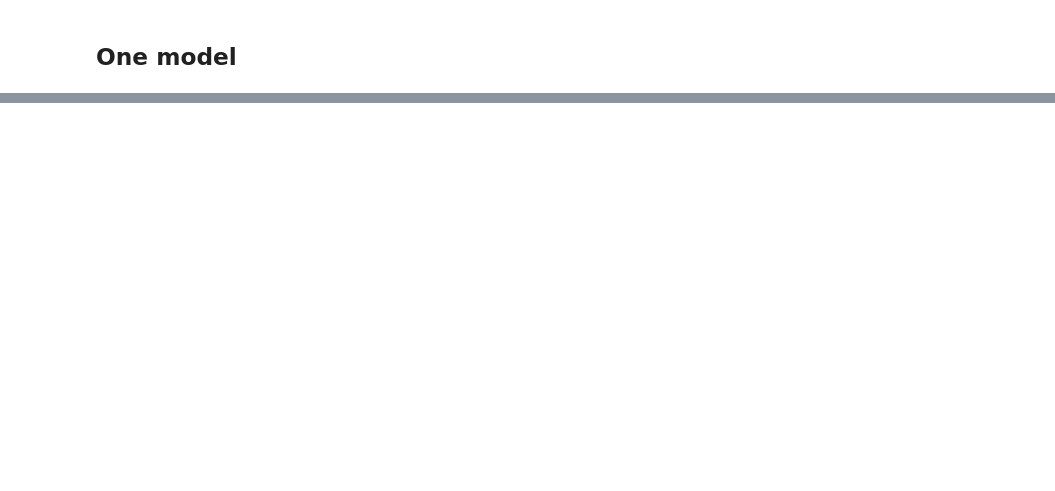
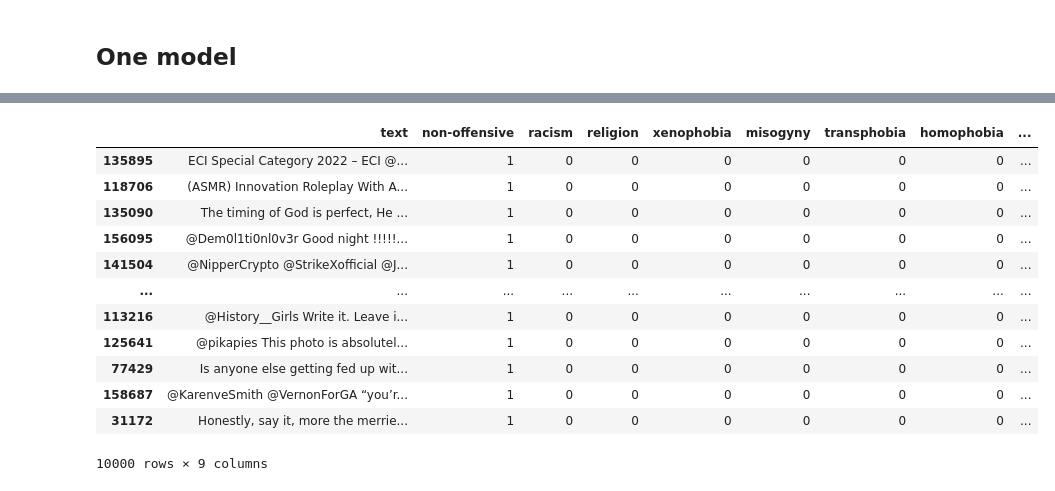
Before and after one commit to irismarechal1997/moder_ia, a Jupyter notebook: notebook/Mariannev2.ipynb, the cells around one changed output, grey strips where cells are left out. Cells and saved outputs as stored; diff of their text form; code cells hidden in the pictures; blank space fills up the shorter version.

```diff
--- a/notebook/Mariannev2.ipynb
+++ b/notebook/Mariannev2.ipynb
@@ -434,0 +511,2 @@ labelled_data.head()
+# %%
+df = pd.read_csv("/home/mariannettrd/code/irismarechal1997/moder_ia/data/processed_dataset_v1.csv")
@@ -434,0 +522,12 @@ labelled_data.head()
+# %%
+import random
+#select number of tweets
+number_rows = 10_000
+
+#filter on non-offensive
+df2 = df[df["offensive"]==0]
+sample_df=df2.sample(number_rows)
+
+#select right columns to keep
+selected_features = ["text","offensive", "text_processed"]
+new_df = sample_df[selected_features].copy()
@@ -434,0 +550,3 @@ labelled_data.head()
+# %%
+label = np.zeros(number_rows, dtype=np.int8 )
+list_2 = label.tolist()
@@ -434,0 +569,30 @@ labelled_data.head()
+# %%
+# Create a new DataFrame based on sample_df
+new_df = sample_df[selected_features].copy()
+
+# Define the columns you want to insert
+# columns = ['non-offensive', 'racism', 'religion', 'xenophobia', 'misogyny', 'transphobia', 'homophobia']
+columns= ['homophobia', 'transphobia', 'misogyny', 'xenophobia', 'religion', 'racism', 'non-offensive']
+# Iterate through the columns and insert them into new_df
+for col in columns:
+    new_df.insert(1, col, list_2)
+
+new_df["non-offensive"]=1
+new_df.drop(columns="offensive", inplace = True)
+# %%
+
+new_df
+# %% [output]
+|  | text | non-offensive | racism | religion | xenophobia | misogyny | transphobia | homophobia | ... |
+| 135895 | ECI Special Category 2022 – ECI @... | 1 | 0 | 0 | 0 | 0 | 0 | 0 | ... |
+| 118706 | (ASMR) Innovation Roleplay With A... | 1 | 0 | 0 | 0 | 0 | 0 | 0 | ... |
+| 135090 | The timing of God is perfect, He ... | 1 | 0 | 0 | 0 | 0 | 0 | 0 | ... |
+| 156095 | @Dem0l1ti0nl0v3r Good night !!!!!... | 1 | 0 | 0 | 0 | 0 | 0 | 0 | ... |
+| 141504 | @NipperCrypto @StrikeXofficial @J... | 1 | 0 | 0 | 0 | 0 | 0 | 0 | ... |
+| ... | ... | ... | ... | ... | ... | ... | ... | ... | ... |
+| 113216 | @History__Girls Write it. Leave i... | 1 | 0 | 0 | 0 | 0 | 0 | 0 | ... |
+| 125641 | @pikapies This photo is absolutel... | 1 | 0 | 0 | 0 | 0 | 0 | 0 | ... |
+| 77429 | Is anyone else getting fed up wit... | 1 | 0 | 0 | 0 | 0 | 0 | 0 | ... |
+| 158687 | @KarenveSmith @VernonForGA “you’r... | 1 | 0 | 0 | 0 | 0 | 0 | 0 | ... |
+| 31172 | Honestly, say it, more the merrie... | 1 | 0 | 0 | 0 | 0 | 0 | 0 | ... |
+10000 rows × 9 columns
```
Also changed, not shown: parts of 24 cells of this notebook, 4 other files.
